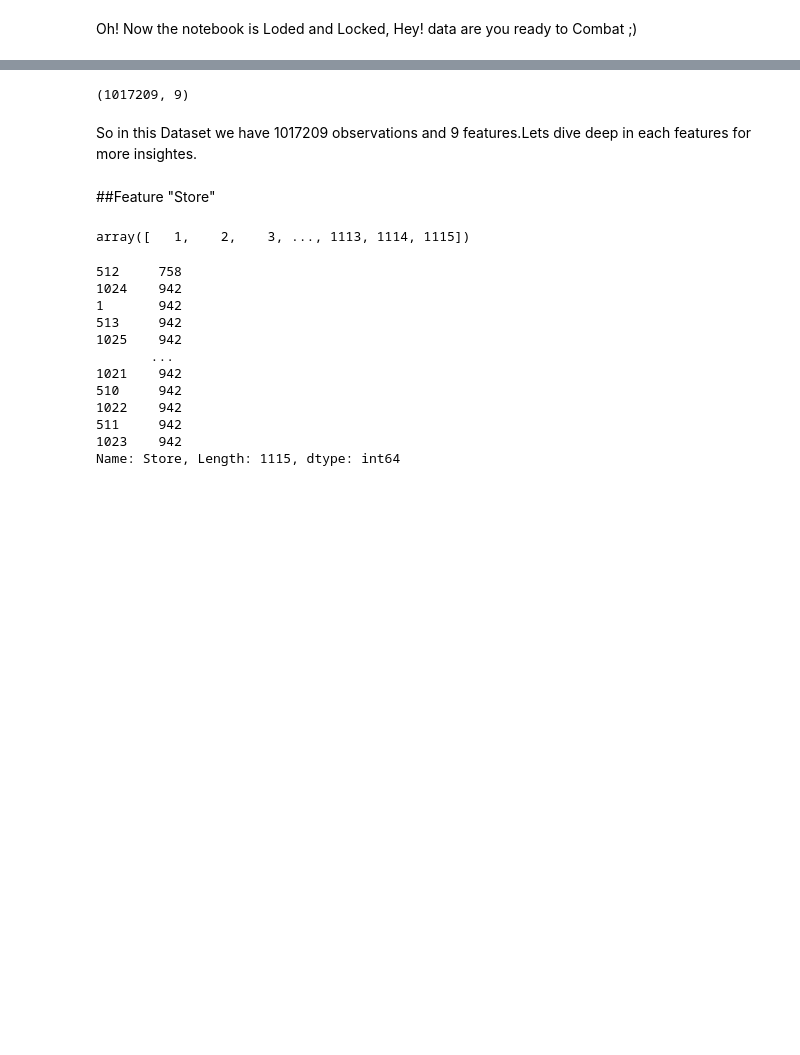
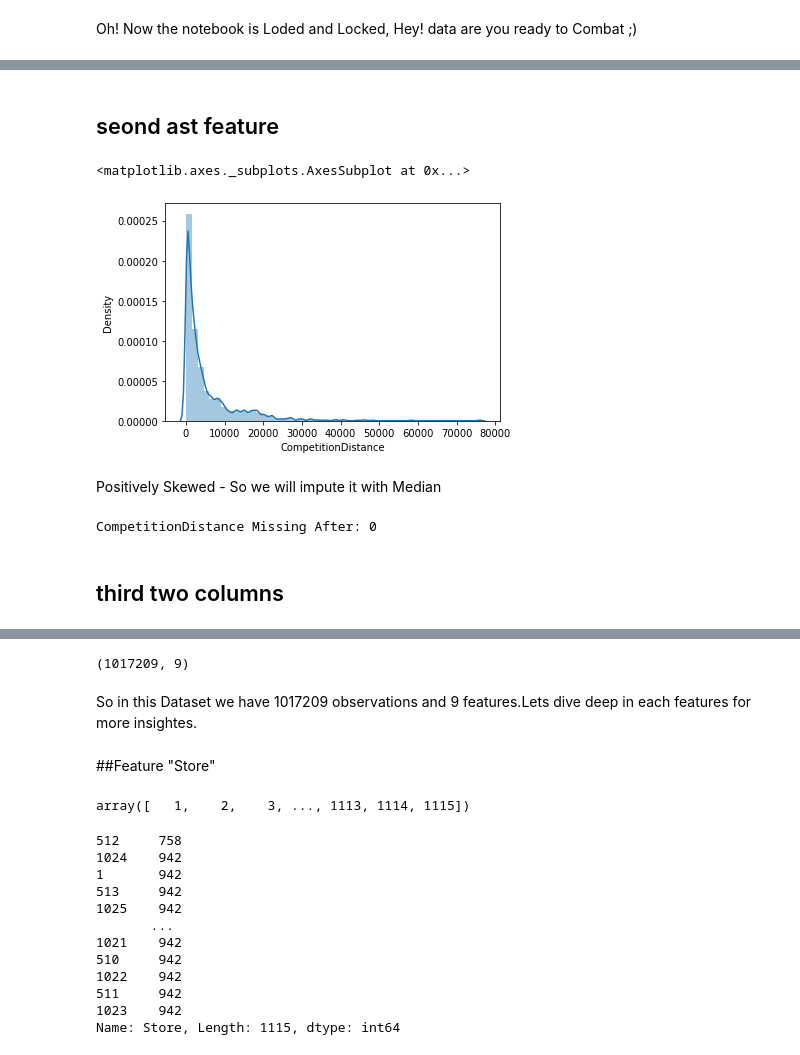
Before and after one commit to almaraj/Null-value-handeling-Outlier-treatment-On-Sales-Data, a Jupyter notebook: Rossmann_Sales_Prediction_Capstone_Project.ipynb, the cells around one changed output, grey strips where cells are left out. Drawn from its saved outputs; the diff is of its cells as text; code cells hidden in the pictures; blank space fills up the shorter version.

```diff
--- a/Rossmann_Sales_Prediction_Capstone_Project.ipynb
+++ b/Rossmann_Sales_Prediction_Capstone_Project.ipynb
@@ -84,0 +128,2 @@ store_info.head()
+# %%
+data = pd.merge(store_data, store_info, on="Store")
@@ -84,0 +144,2 @@ store_info.head()
+# %%
+copy_of_data = data.copy()
@@ -86,0 +343,16 @@ Oh! Now the notebook is Loded and Locked, Hey! data are you ready to Combat ;)
+# %% [markdown]
+## seond ast feature
+# %%
+sns.distplot(copy_of_data.CompetitionDistance.dropna())
+# %% [output]
+<matplotlib.axes._subplots.AxesSubplot at 0x...>
+[figure, added]
+# %% [markdown]
+ Positively Skewed - So we will impute it with Median
+# %%
+copy_of_data['CompetitionDistance'] = copy_of_data['CompetitionDistance'].fillna(copy_of_data['CompetitionDistance'].median())
+print('CompetitionDistance Missing After:', copy_of_data['CompetitionDistance'].isnull().sum())
+# %% [output]
+CompetitionDistance Missing After: 0
+# %% [markdown]
+## third two columns
```
Also changed, not shown: parts of 33 cells of this notebook.
